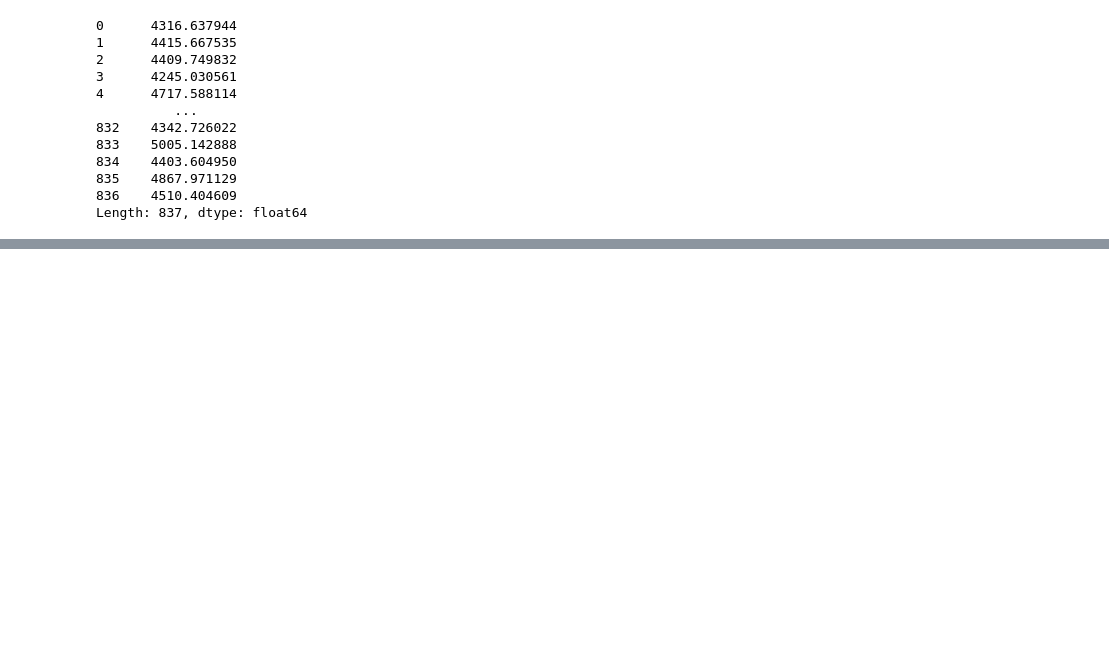
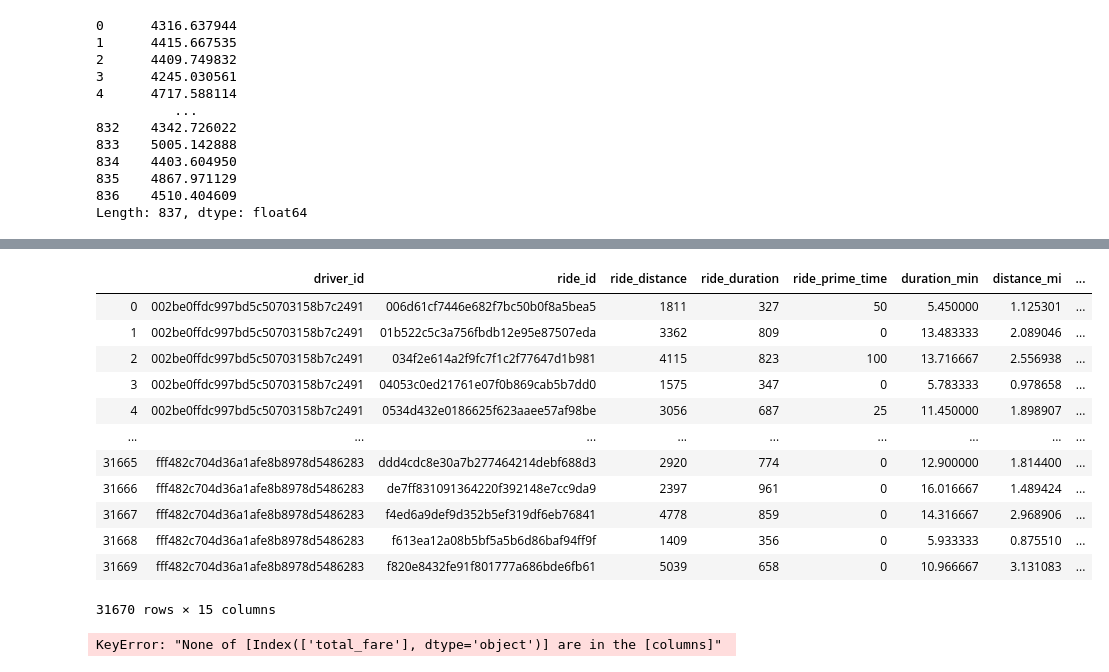
Before and after one commit to SallyPoon/LyftDS, a Jupyter notebook: Predictive modeling.ipynb, the cells around one changed output, grey strips where cells are left out. Drawn from its saved outputs; the diff is of its cells as text; code cells hidden in the pictures; blank space fills up the shorter version.

```diff
--- a/Predictive modeling.ipynb
+++ b/Predictive modeling.ipynb
@@ -941,0 +981,4 @@ driver_sum_total_fare
+# %%
+merged_driver['picked_up_at']=pd.to_datetime(timestamps_driver['picked_up_at'].str.strip(), format='%Y-%m-%d %H:%M:%S')
+driver_1m = merged_driver[(merged_driver.picked_up_at < date(2016,4,28)) & (merged_driver.picked_up_at >= date(2016,3,28))].reset_index(drop=True)
+driver_2m = merged_driver[(merged_driver.picked_up_at >= date(2011,4,28)) & (merged_driver.picked_up_at < date(2016, 6, 27))].reset_index(drop=True)
@@ -951,0 +1032,26 @@ def order_cluster(cluster_field_name, target_field_name,df,ascending):
+# %%
+driver_1m
+# %% [output]
+|  | driver_id | ride_id | ride_distance | ride_duration | ride_prime_time | duration_min | distance_mi | ... |
+| 0 | 002be0ffdc997bd5c50703158b7c2491 | 006d61cf7446e682f7bc50b0f8a5bea5 | 1811 | 327 | 50 | 5.450000 | 1.125301 | ... |
+| 1 | 002be0ffdc997bd5c50703158b7c2491 | 01b522c5c3a756fbdb12e95e87507eda | 3362 | 809 | 0 | 13.483333 | 2.089046 | ... |
+| 2 | 002be0ffdc997bd5c50703158b7c2491 | 034f2e614a2f9fc7f1c2f77647d1b981 | 4115 | 823 | 100 | 13.716667 | 2.556938 | ... |
+| 3 | 002be0ffdc997bd5c50703158b7c2491 | 04053c0ed21761e07f0b869cab5b7dd0 | 1575 | 347 | 0 | 5.783333 | 0.978658 | ... |
+| 4 | 002be0ffdc997bd5c50703158b7c2491 | 0534d432e0186625f623aaee57af98be | 3056 | 687 | 25 | 11.450000 | 1.898907 | ... |
+| ... | ... | ... | ... | ... | ... | ... | ... | ... |
+| 31665 | fff482c704d36a1afe8b8978d5486283 | ddd4cdc8e30a7b277464214debf688d3 | 2920 | 774 | 0 | 12.900000 | 1.814400 | ... |
+| 31666 | fff482c704d36a1afe8b8978d5486283 | de7ff831091364220f392148e7cc9da9 | 2397 | 961 | 0 | 16.016667 | 1.489424 | ... |
+| 31667 | fff482c704d36a1afe8b8978d5486283 | f4ed6a9def9d352b5ef319df6eb76841 | 4778 | 859 | 0 | 14.316667 | 2.968906 | ... |
+| 31668 | fff482c704d36a1afe8b8978d5486283 | f613ea12a08b5bf5a5b6d86baf94ff9f | 1409 | 356 | 0 | 5.933333 | 0.875510 | ... |
+| 31669 | fff482c704d36a1afe8b8978d5486283 | f820e8432fe91f801777a686bde6fb61 | 5039 | 658 | 0 | 10.966667 | 3.131083 | ... |
+31670 rows × 15 columns
+# %%
+driver_rev = driver_1m.groupby('driver_id').total_fare.sum().reset_index()
+driver_user = pd.merge(driver_user, driver_rev, on='driver_id')
+
+kmeans = KMeans(n_clusters=4)
+kmeans.fit(driver_user[['total_fare']])
+driver_user['RevenueCluster'] = kmeans.predict(driver_user[['total_fare']])
+driver_user = order_cluster('RevenueCluster', 'total_fare',driver_user,True)
+# %% [output]
+KeyError: "None of [Index(['total_fare'], dtype='object')] are in the [columns]"
```
Also changed, not shown: parts of 21 cells of this notebook.
